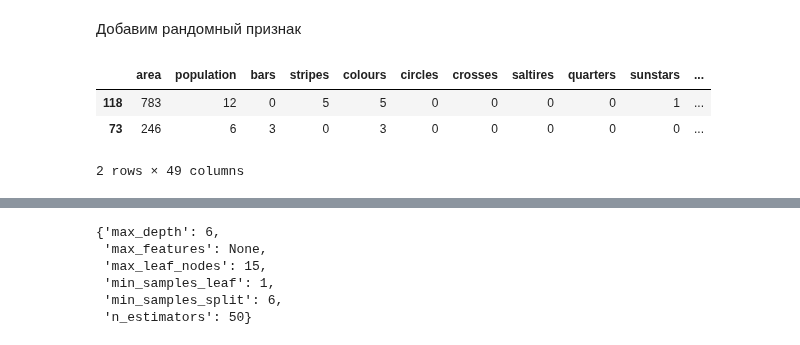
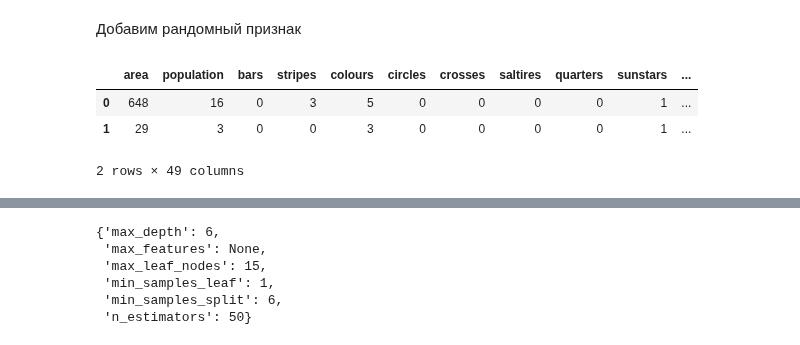
Before and after one commit to desve/AML-54, a Jupyter notebook: 16 Лабораторная работа по курсу/16 Homework_.ipynb, the cells around one changed output, grey strips where cells are left out. Drawn from its saved outputs; the diff is of its cells as text; code cells hidden in the pictures.

```diff
--- a/16 Лабораторная работа по курсу/16 Homework_.ipynb
+++ b/16 Лабораторная работа по курсу/16 Homework_.ipynb
@@ -454,11 +454,12 @@ score_on_test =0.564
 # %% [markdown]
 Добавим рандомный признак
 # %%
-X_train_random = X_train.copy()
-X_train_random['random_feauture'] = np.random.random(X_train.shape[0])
-X_train_random.head(2)
+# рандомный признак random_feauture
+X_random = X.copy()
+X_random['random_feauture'] = np.random.random(X.shape[0])
+X_random.head(2)
 # %% [output]
 |  | area | population | bars | stripes | colours | circles | crosses | saltires | quarters | sunstars | ... |
-| 118 | 783 | 12 | 0 | 5 | 5 | 0 | 0 | 0 | 0 | 1 | ... |
-| 73 | 246 | 6 | 3 | 0 | 3 | 0 | 0 | 0 | 0 | 0 | ... |
+| 0 | 648 | 16 | 0 | 3 | 5 | 0 | 0 | 0 | 0 | 1 | ... |
+| 1 | 29 | 3 | 0 | 0 | 3 | 0 | 0 | 0 | 0 | 1 | ... |
 2 rows × 49 columns
```
Also changed, not shown: parts of 5 cells of this notebook.
